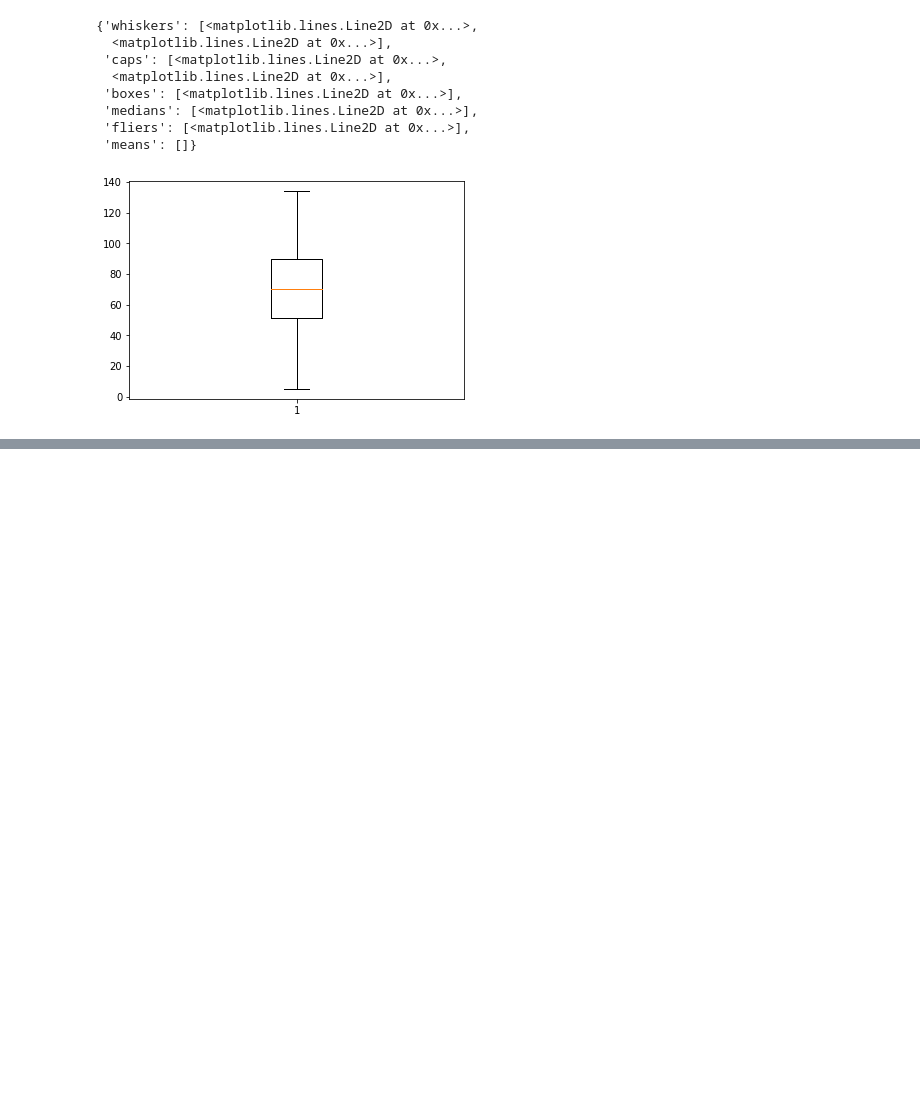
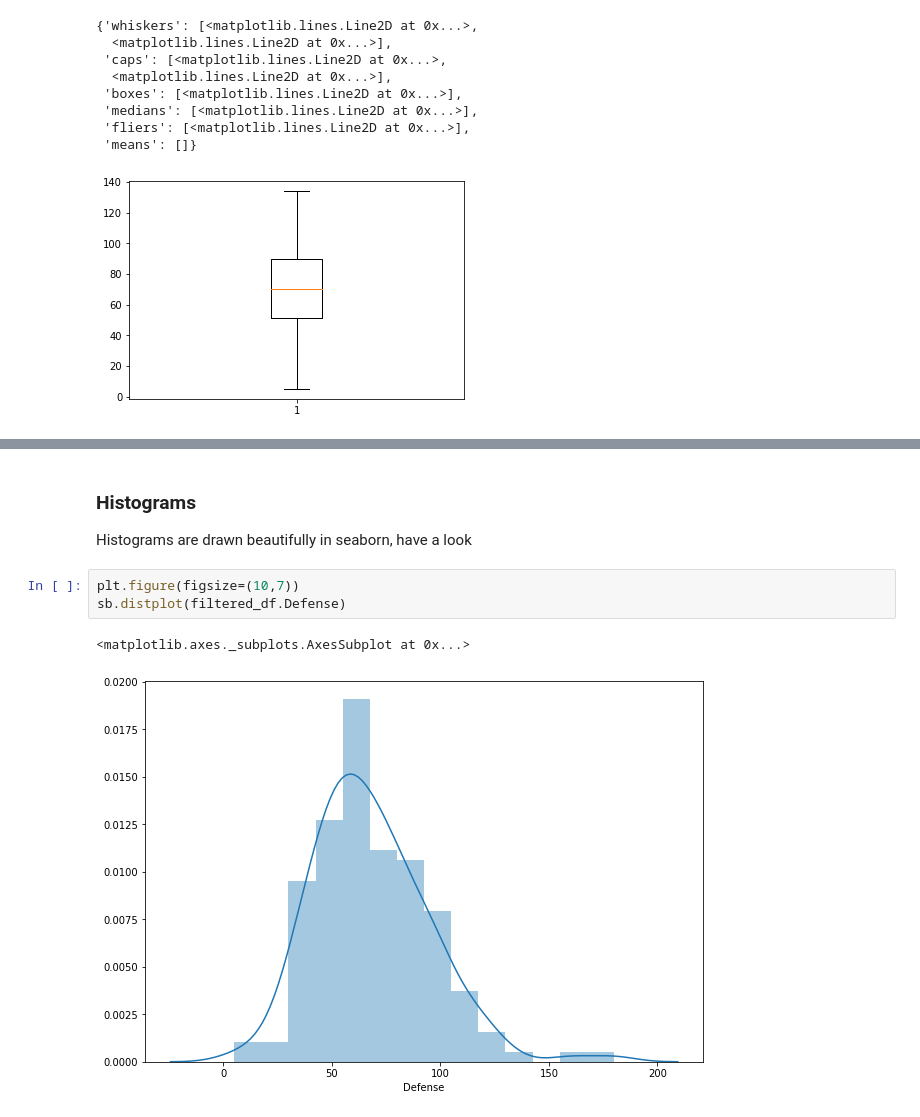
Before and after one commit to tanbirsohail/jupyter-notebooks, a Jupyter notebook: Seaborn - Getting Started.ipynb, the cells around one changed output, grey strips where cells are left out. Saved outputs shown, nothing was run; the diff lists cells and outputs as text; blank space fills up the shorter version.

```diff
--- a/Seaborn - Getting Started.ipynb
+++ b/Seaborn - Getting Started.ipynb
@@ -85,0 +104,9 @@ sb.boxplot(data=filtered_df)
+# %% [markdown]
+### Histograms
+Histograms are drawn beautifully in seaborn, have a look
+# %%
+plt.figure(figsize=(10,7))
+sb.distplot(filtered_df.Defense)
+# %% [output]
+<matplotlib.axes._subplots.AxesSubplot at 0x...>
+[figure, added]
```
Also changed, not shown: parts of 9 cells of this notebook.
